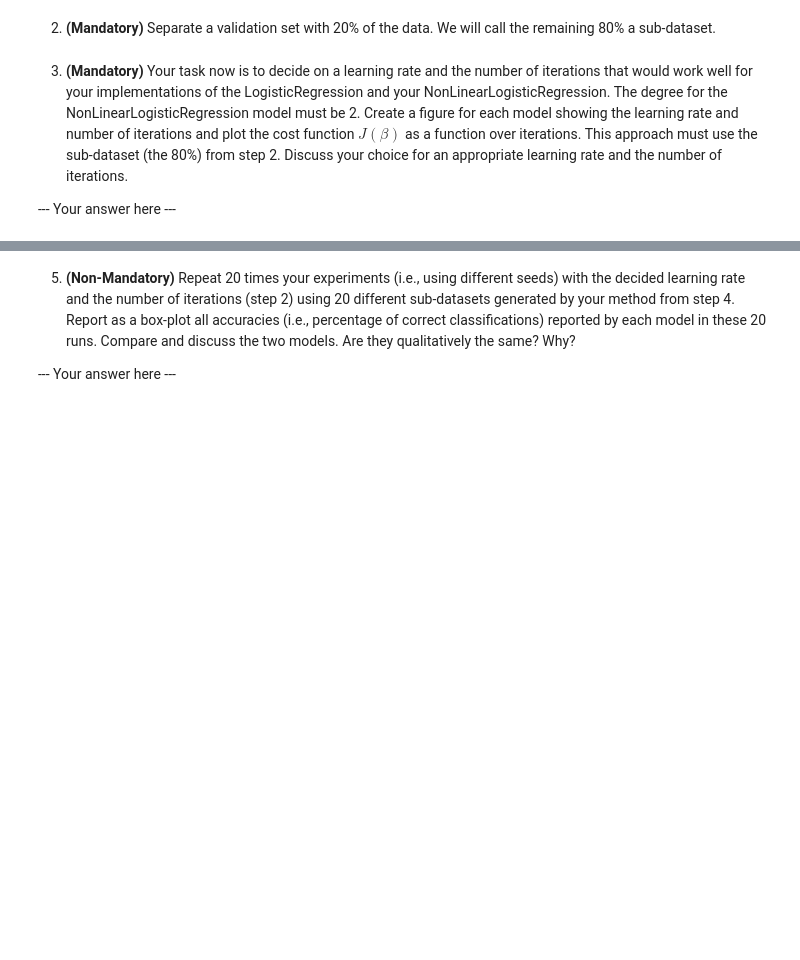
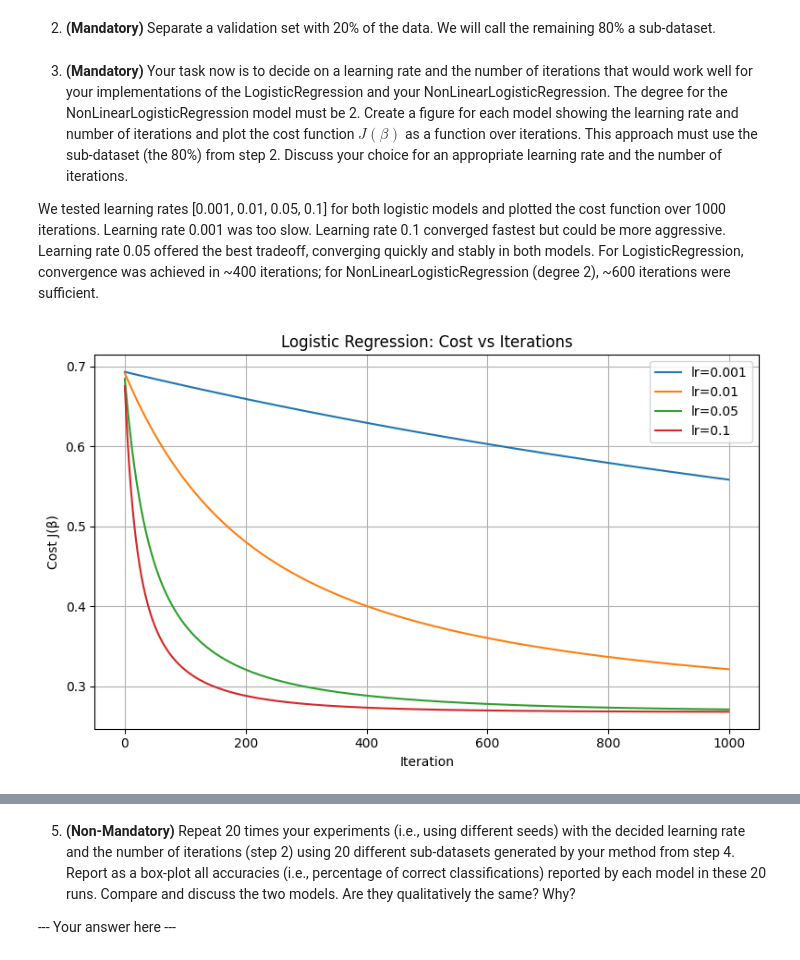
Before and after one commit to animittt/machine-learning-assignments, a Jupyter notebook: Assignment2-2025/username_A2.ipynb, the cells around one changed output, grey strips where cells are left out. Saved outputs shown, nothing was run; the diff lists cells and outputs as text; code cells hidden in the pictures; blank space fills up the shorter version.

Commit message:
implemented the decision boundary method, used it for further logistic regression models evaluation

```diff
--- a/Assignment2-2025/username_A2.ipynb
+++ b/Assignment2-2025/username_A2.ipynb
@@ -497,4 +508,8 @@ y_validation = y[test_indices]
 # %% [markdown]
 3. **(Mandatory)** Your task now is to decide on a learning rate and the number of iterations that would work well for your implementations of the LogisticRegression and your NonLinearLogisticRegression. The degree for the NonLinearLogisticRegression model must be 2. Create a figure for each model showing the learning rate and number of iterations and plot the cost function $J(\beta)$ as a function over iterations. This approach must use the sub-dataset (the 80\%) from step 2. Discuss your choice for an appropriate learning rate and the number of iterations.
 
---- Your answer here ---
+We tested learning rates
+[0.001, 0.01, 0.05, 0.1] for both logistic models and plotted the cost function over 1000 iterations.
+Learning rate 0.001 was too slow. Learning rate 0.1 converged fastest but could be more aggressive.
+Learning rate 0.05 offered the best tradeoff, converging quickly and stably in both models.
+For LogisticRegression, convergence was achieved in ~400 iterations; for NonLinearLogisticRegression (degree 2), ~600 iterations were sufficient.
@@ -502,0 +516,39 @@ y_validation = y[test_indices]
+# %%
+#--- Write your code here ---#
+import matplotlib.pyplot as plt
+from MachineLearningModel import NonLinearLogisticRegression, LogisticRegression
+def plot_costs_over_iterations(model_class, X_train, y_train, learning_rates, num_iterations=1000, degree=None, title=""):
+    """
+    Plot cost over iterations for different learning rates.
+    """
+    plt.figure(figsize=(8, 5))
+
+    for lr in learning_rates:
+        if model_class.__name__ == 'NonLinearLogisticRegression':
+            model = model_class(degree=degree, learning_rate=lr, num_iterations=num_iterations)
+        else:
+            model = model_class(learning_rate=lr, num_iterations=num_iterations)
+
+        model.fit(X_train, y_train)
+        plt.plot(model.cost_history, label=f'lr={lr}')
+
+    plt.title(f"{title}: Cost vs Iterations")
+    plt.xlabel("Iteration")
+    plt.ylabel("Cost J(β)")
+    plt.legend()
+    plt.grid(True)
+    plt.tight_layout()
+    plt.show()
+# %%
+X_sub, y_sub, X_test, y_test = train_test_split_manual(X_norm, y, split_ratio=0.8, seed=42)
+
+plot_costs_over_iterations(
+    model_class=LogisticRegression,
+    X_train = X_sub,
+    y_train = y_sub,
+    learning_rates=[0.001, 0.01, 0.05, 0.1],
+    num_iterations=1000,
+    title="Logistic Regression"
+)
+# %% [output]
+[figure, added]
```
Also changed, not shown: parts of 11 cells of this notebook, 2 other files.
